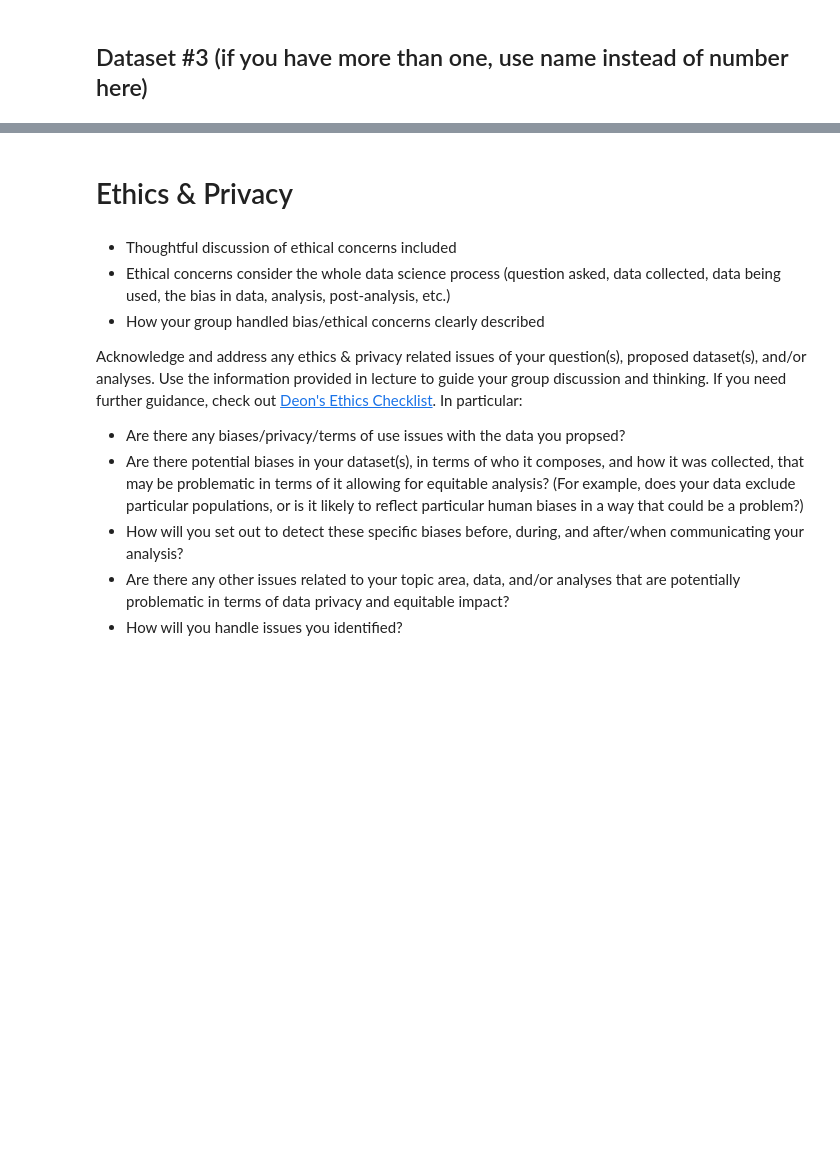
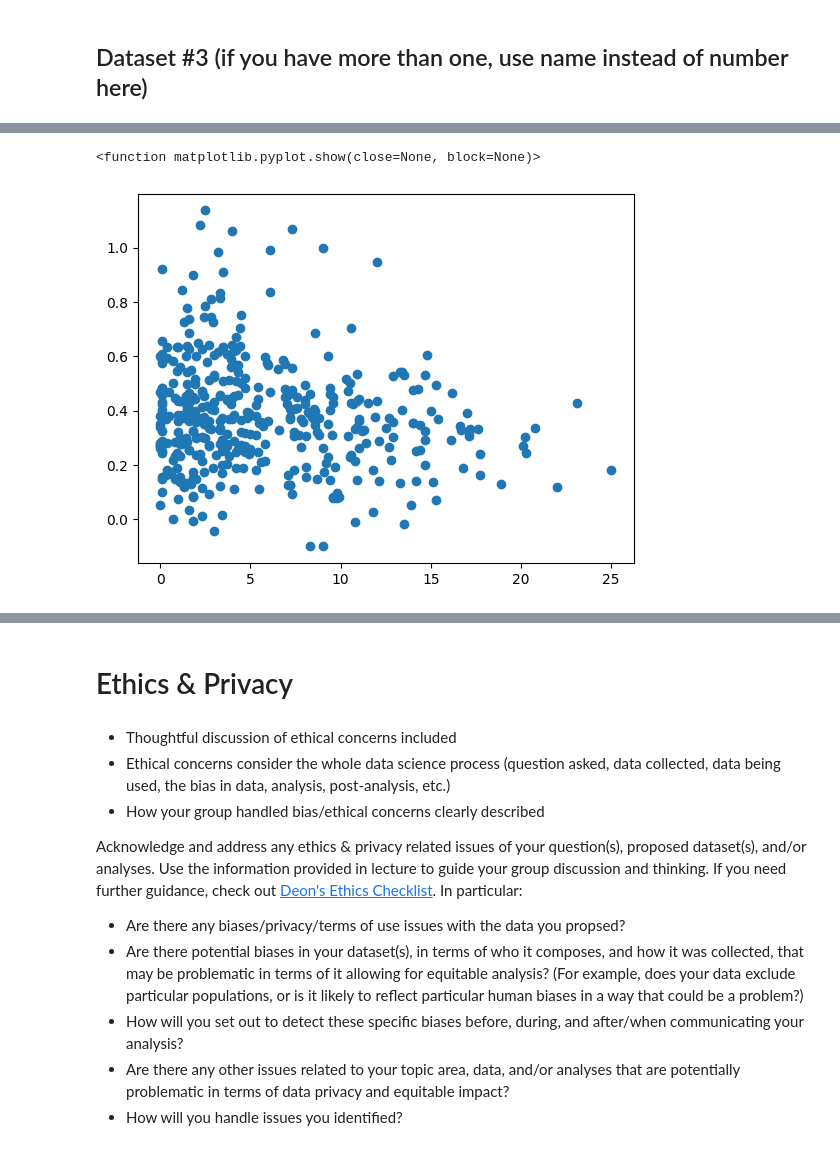
Before and after one commit to navanni/WI25_Portfolio, a Jupyter notebook: DataCheckpoint_Group145_WI25.ipynb, the cells around one changed output, grey strips where cells are left out. Cells and saved outputs as stored; diff of their text form; code cells hidden in the pictures; blank space fills up the shorter version.

```diff
--- a/DataCheckpoint_Group145_WI25.ipynb
+++ b/DataCheckpoint_Group145_WI25.ipynb
@@ -169,0 +340,6 @@ filtered_vix = vix[vix['Close'] > 30]
+# %%
+plt.scatter(x=merged_df['Environment Risk Score'], y=merged_df['Avg_Sharpe'])
+plt.show
+# %% [output]
+<function matplotlib.pyplot.show(close=None, block=None)>
+[figure, added]
```
Also changed, not shown: parts of 11 cells of this notebook.
